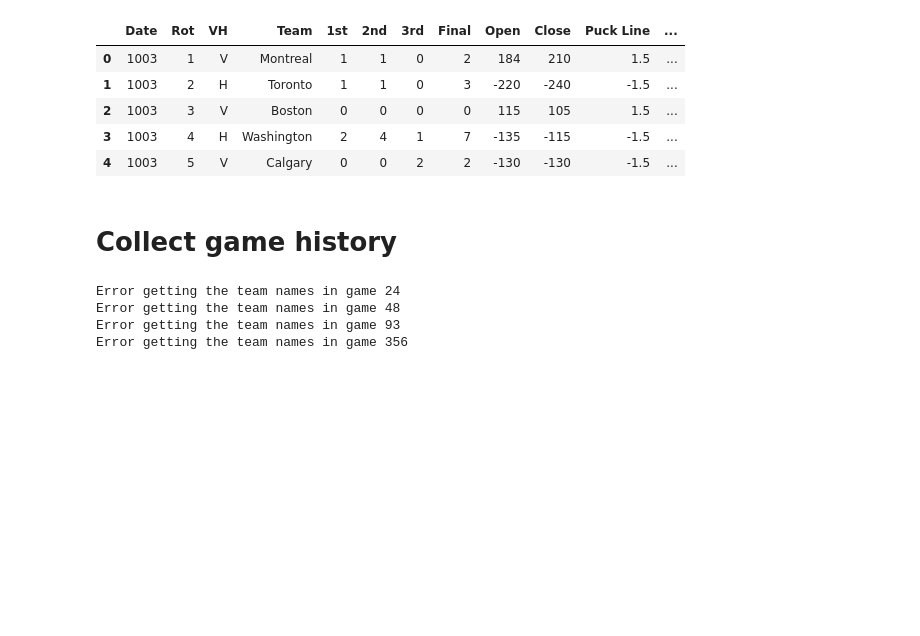
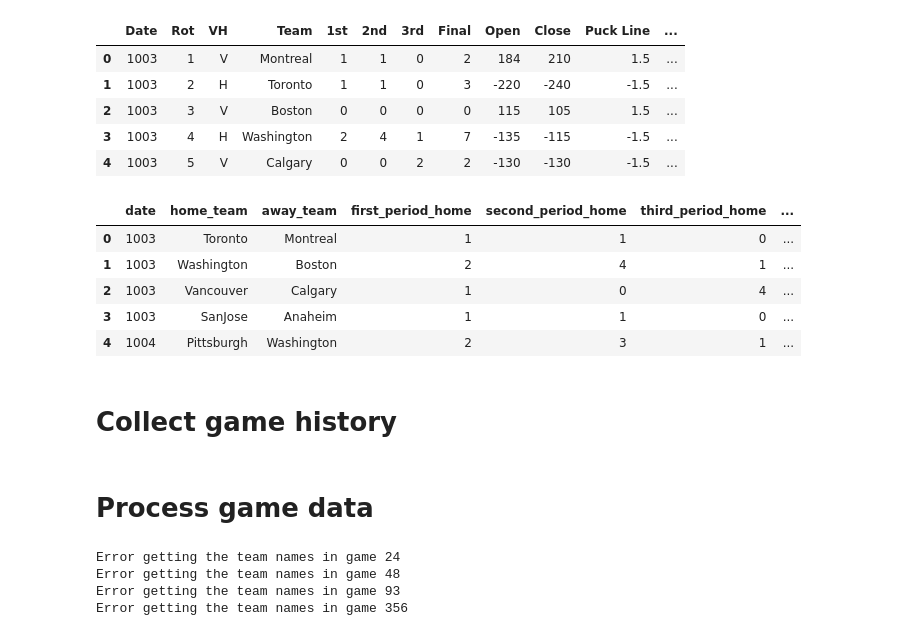
Before and after one commit to d141/epl_predictions, a Jupyter notebook: NHL_Data_Collection.ipynb, the cells around one changed output. Cells and saved outputs as stored; diff of their text form; code cells hidden in the pictures; blank space fills up the shorter version.

```diff
--- a/NHL_Data_Collection.ipynb
+++ b/NHL_Data_Collection.ipynb
@@ -27,6 +31,58 @@ odds.head()
 | 2 | 1003 | 3 | V | Boston | 0 | 0 | 0 | 0 | 115 | 105 | 1.5 | ... |
 | 3 | 1003 | 4 | H | Washington | 2 | 4 | 1 | 7 | -135 | -115 | -1.5 | ... |
 | 4 | 1003 | 5 | V | Calgary | 0 | 0 | 2 | 2 | -130 | -130 | -1.5 | ... |
+# %%
+def process_odds_data(df):
+  cols = ['date', 'home_team', 'away_team', 'first_period_home', 'second_period_home', 'third_period_home',
+                              'first_period_away', 'second_period_away', 'third_period_away', 'final_score',
+                              'opening_moneyline_home', 'closing_moneyline_home', 'opening_moneyline_away', 'closing_moneyline_away',
+                              'spread', 'away_spread_odds', 'home_spread_odds', 'open_OU', 'close_OU', 'over_odds', 'under_odds']
+  final = pd.DataFrame(columns = cols)
+
+  df.index = np.arange(1, len(df)+1)
+
+  for index, row in df.iterrows():
+
+    game_number = 1
+    if index % 2 == 0:
+      result = {}
+      result['date'] = row['Date']
+      result['game_number'] = game_number
+      game_number += 1
+      result['home_team'] = row['Team']
+      result['away_team'] = df.loc[index-1]['Team']
+      result['first_period_home'] = row['1st']
+      result['second_period_home'] = row['2nd']
+      result['third_period_home'] = row['3rd']
+      result['first_period_away'] = df.loc[index-1]['1st']
+      result['second_period_away'] = df.loc[index-1]['2nd']
+      result['third_period_away'] = df.loc[index-1]['3rd']
+      result['final_score'] = row['Final']
+      result['opening_moneyline_home'] = row['Open']
+      result['opening_moneyline_away'] = df.loc[index-1]['Open']
+      result['closing_moneyline_home'] = row['Close']
+      result['closing_moneyline_away'] = df.loc[index-1]['Close']
+      result['spread'] = row['Puck Line']
+      result['away_spread_odds'] = df.loc[index-1]['Unnamed: 11']
+      result['home_spread_odds'] = row['Unnamed: 11']
+      result['open_OU'] = row['Open OU']
+      result['close_OU'] = row['Close OU']
+      result['over_odds'] = row['Unnamed: 13']
+      result['under_odds'] = row['Unnamed: 13']
+      #print(row['Team'], df.loc[index-1]['Team'])
+      #print(result)
+      final= final.append(result, ignore_index=True)
+  #df = pd.concat(games)
+  return final
+df = process_odds_data(odds)
+df.head()
+# %% [output]
+|  | date | home_team | away_team | first_period_home | second_period_home | third_period_home | ... |
+| 0 | 1003 | Toronto | Montreal | 1 | 1 | 0 | ... |
+| 1 | 1003 | Washington | Boston | 2 | 4 | 1 | ... |
+| 2 | 1003 | Vancouver | Calgary | 1 | 0 | 4 | ... |
+| 3 | 1003 | SanJose | Anaheim | 1 | 1 | 0 | ... |
+| 4 | 1004 | Pittsburgh | Washington | 2 | 3 | 1 | ... |
 # %% [markdown]
 # Collect game history
 # %%
@@ -90,6 +146,8 @@ df_2018 = pd.concat(list_2018)
 df_2018.sample(10)
 # %%
 len(df_2018)
+# %% [markdown]
+# Process game data
 # %%
 from copy import Error
 def process_box_scores(df):
```
Also changed, not shown: parts of 4 cells of this notebook.
